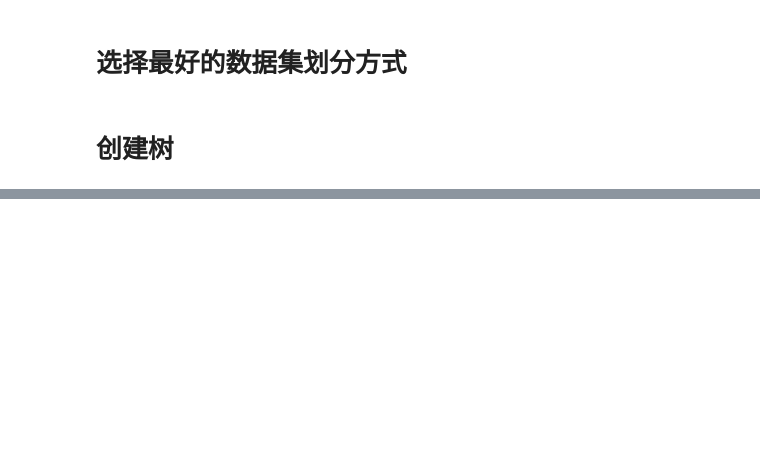
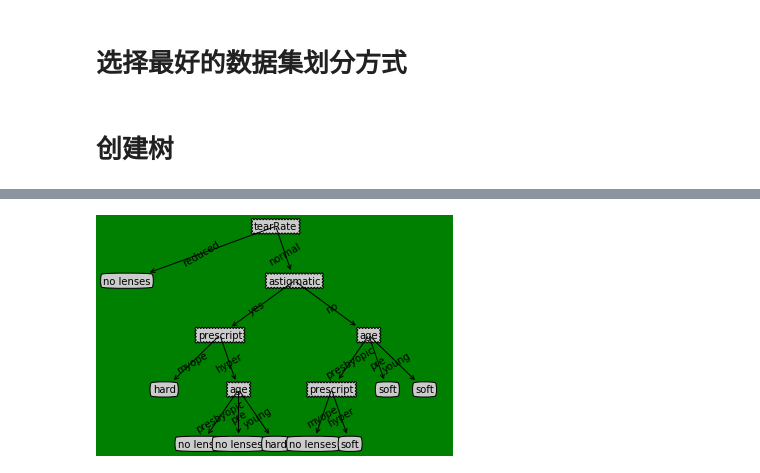
Before and after one commit to cangyunye/OriOfEvery, a Jupyter notebook: MachineLearning/MachineLearningInAction/Chapter3/DecisionTree.ipynb, the cells around one changed output, grey strips where cells are left out. Drawn from its saved outputs; the diff is of its cells as text; code cells hidden in the pictures; blank space fills up the shorter version.

```diff
--- a/MachineLearning/MachineLearningInAction/Chapter3/DecisionTree.ipynb
+++ b/MachineLearning/MachineLearningInAction/Chapter3/DecisionTree.ipynb
@@ -91,14 +91,21 @@ def createDataSet():
   return dataSet,labels
 # %% [markdown]
 # 按照给定特征划分数据集
-# %%
-def splitDataSet(dataSet,index,value):#其实这个东西就是用作统计概率用的分数项
-  retDataSet = []
-  numFeatures = len(dataSet[0]) - 1
-  for featVec in dataSet:
-    if featVec[index] == value:
-      retDataSet.append([featVec[index],featVec[numFeatures]]) #对应项，对应结果
-  return retDataSet
+# %%
+def splitDataSet(dataSet,index,value):#其实这个东西就是用作统计概率用的分数项
+    retDataSet = []
+    for featVec in dataSet:
+    # index列为value的数据集【该数据集需要排除index列】
+    # 判断index列的值是否为value
+        if featVec[index] == value:
+        # chop out index used for splitting
+        # [:index]表示前index行，即若 index 为2，就是取 featVec 的前 index 行
+            reducedFeatVec = featVec[:index]
+            reducedFeatVec.extend(featVec[index+1:])
+        # [index+1:]表示从跳过 index 的 index+1行，取接下来的数据
+        # 收集结果值 index列为value的行【该行需要排除index列】
+            retDataSet.append(reducedFeatVec)
+    return retDataSet
 # %%
 myDat,labels = createDataSet()
 print(myDat)
@@ -187,0 +326,6 @@ infoGain= 0.0 bestFeature= 0 0.9182958340544896 0.9182958340544896
+# %%
+fr = open('lenses.txt')
+lenses = [inst.strip().split('\t') for inst in fr.readlines()]
+lensesLabels = ['age','prescript', 'astigmatic', 'tearRate']
+lensesTree = createTree(lenses,lensesLabels)
+lensesTree
@@ -187,0 +355,4 @@ infoGain= 0.0 bestFeature= 0 0.9182958340544896 0.9182958340544896
+# %%
+createPlot(lensesTree)
+# %% [output]
+[figure, added]
```
Also changed, not shown: parts of 8 cells of this notebook, 1 other file.
